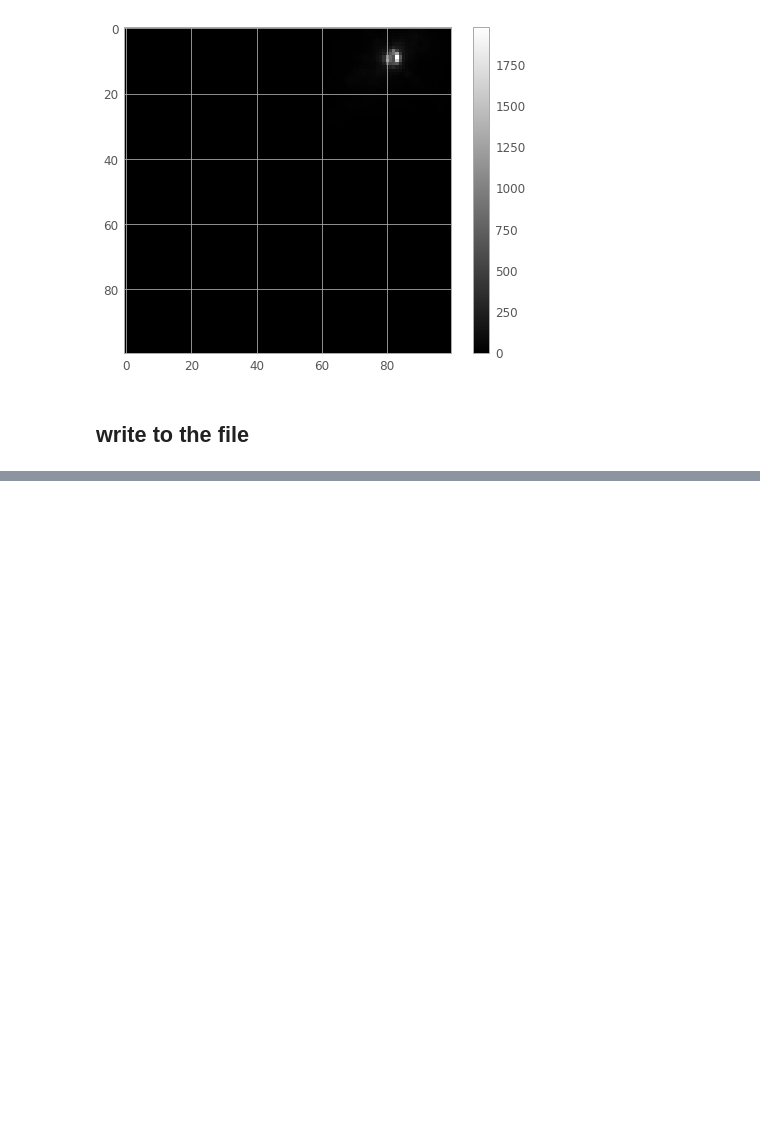
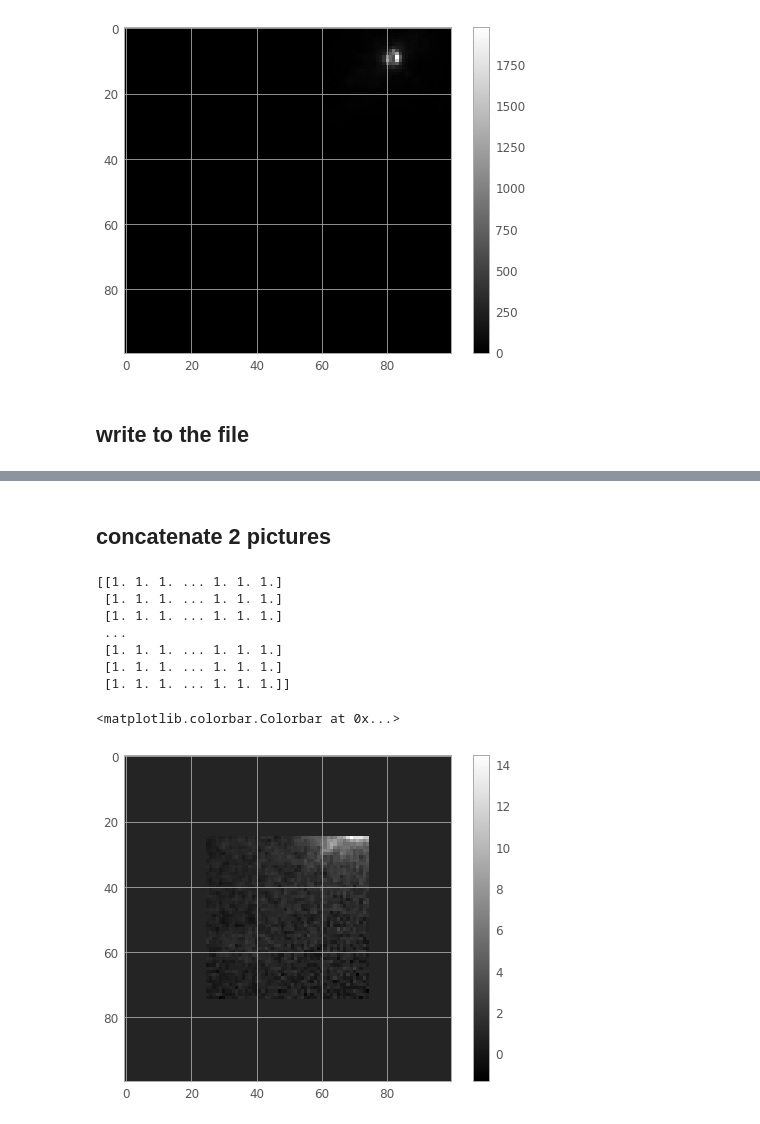
Before and after one commit to AstroPhotometry/AstroPhotometry, a Jupyter notebook: open_show_save.ipynb, the cells around one changed output, grey strips where cells are left out. Cells and saved outputs as stored; diff of their text form; code cells hidden in the pictures; blank space fills up the shorter version.

Commit message:
data changing

```diff
--- a/open_show_save.ipynb
+++ b/open_show_save.ipynb
@@ -98,5 +98,42 @@ hdr
 test new comment
 its a test
 test new comment
+# %% [markdown]
+## concatenate 2 pictures
+# %%
+image = image_file[0] # read the data from array of data
+import numpy as np
+n = np.zeros(shape=(100,100))
+n[:,:] = 1
+n[25:75,25:75] = image.data[25:75,25:75] # append it yo np array
+
+# show the image
+plt.figure()
+plt.imshow(n, cmap='gray')
+plt.colorbar()
+
+
+########     WIP
+# save the new image
+# hdul = fits.HDUList([primary_hdu, image_hdu, table_hdu]) # to add list of images in one file
+
+hdu = fits.PrimaryHDU(n)
+
+hdr = fits.Header()
+hdr['OBSERVER'] = 'Edwin Hubble'
+hdr['COMMENT'] = "Here's some commentary about this FITS file."
+# empty_primary = fits.PrimaryHDU(header=hdr) # to make with only header
+
+hdul = fits.HDUList([hdu])
+# %% [output]
+[[1. 1. 1. ... 1. 1. 1.]
+ [1. 1. 1. ... 1. 1. 1.]
+ [1. 1. 1. ... 1. 1. 1.]
+ ...
+ [1. 1. 1. ... 1. 1. 1.]
+ [1. 1. 1. ... 1. 1. 1.]
+ [1. 1. 1. ... 1. 1. 1.]]
+<matplotlib.colorbar.Colorbar at 0x...>
+[figure, added]
 # %%
 image_file.close()
```
Also changed, not shown: parts of 2 cells of this notebook, 1 other file.
